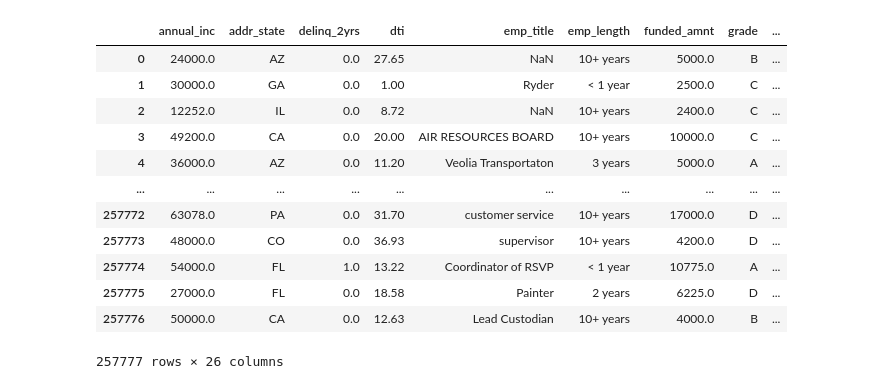
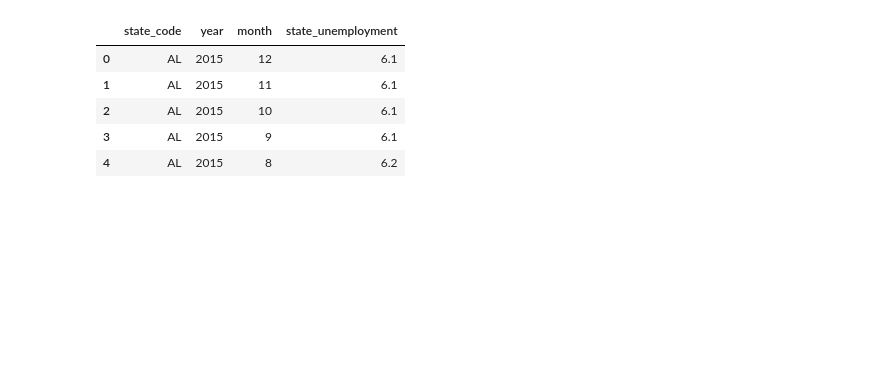
Before and after one commit to tanhl30/HE4045_Project, a Jupyter notebook: 1. Data Preparation/b. Join table.ipynb, the cells around one changed output. Saved outputs shown, nothing was run; the diff lists cells and outputs as text; code cells hidden in the pictures; blank space fills up the shorter version.

```diff
--- a/1. Data Preparation/b. Join table.ipynb
+++ b/1. Data Preparation/b. Join table.ipynb
@@ -72,18 +34,11 @@ unemp
-# %%
-loan = pd.read_csv("../.Database/cleaned_loan.csv")
-loan
-# %% [output]
-|  | annual_inc | addr_state | delinq_2yrs | dti | emp_title | emp_length | funded_amnt | grade | ... |
-| 0 | 24000.0 | AZ | 0.0 | 27.65 | NaN | 10+ years | 5000.0 | B | ... |
-| 1 | 30000.0 | GA | 0.0 | 1.00 | Ryder | < 1 year | 2500.0 | C | ... |
-| 2 | 12252.0 | IL | 0.0 | 8.72 | NaN | 10+ years | 2400.0 | C | ... |
-| 3 | 49200.0 | CA | 0.0 | 20.00 | AIR RESOURCES BOARD | 10+ years | 10000.0 | C | ... |
-| 4 | 36000.0 | AZ | 0.0 | 11.20 | Veolia Transportaton | 3 years | 5000.0 | A | ... |
-| ... | ... | ... | ... | ... | ... | ... | ... | ... | ... |
-| 257772 | 63078.0 | PA | 0.0 | 31.70 | customer service | 10+ years | 17000.0 | D | ... |
-| 257773 | 48000.0 | CO | 0.0 | 36.93 | supervisor | 10+ years | 4200.0 | D | ... |
-| 257774 | 54000.0 | FL | 1.0 | 13.22 | Coordinator of RSVP | < 1 year | 10775.0 | A | ... |
-| 257775 | 27000.0 | FL | 0.0 | 18.58 | Painter | 2 years | 6225.0 | D | ... |
-| 257776 | 50000.0 | CA | 0.0 | 12.63 | Lead Custodian | 10+ years | 4000.0 | B | ... |
-257777 rows × 26 columns
+# %%
+unemp.rename(columns={'value': 'state_unemployment'}, inplace=True)
+unemp.head()
+# %% [output]
+|  | state_code | year | month | state_unemployment |
+| 0 | AL | 2015 | 12 | 6.1 |
+| 1 | AL | 2015 | 11 | 6.1 |
+| 2 | AL | 2015 | 10 | 6.1 |
+| 3 | AL | 2015 | 9 | 6.1 |
+| 4 | AL | 2015 | 8 | 6.2 |
 # %%
```
Also changed, not shown: parts of 9 cells of this notebook, 1 other file.
